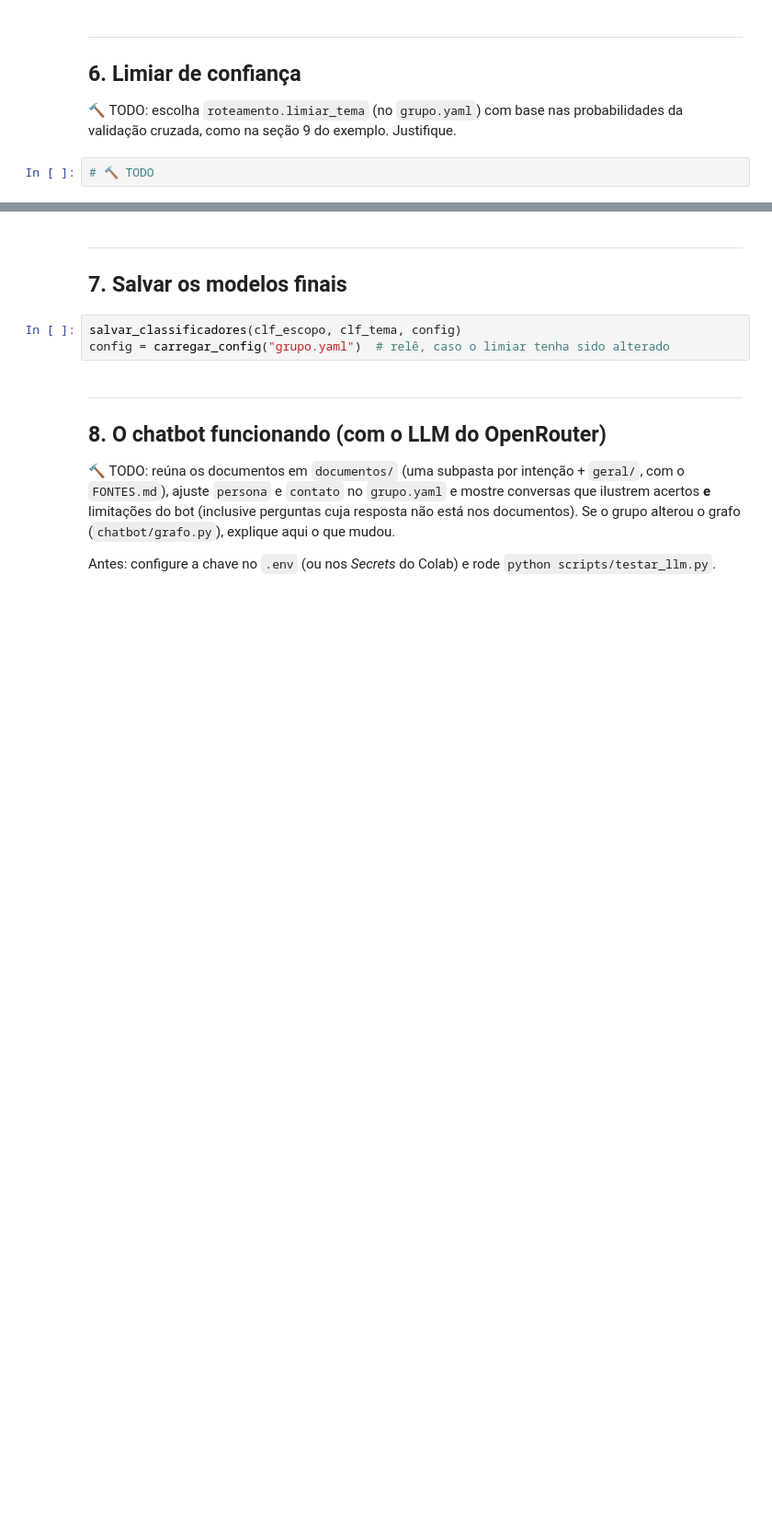
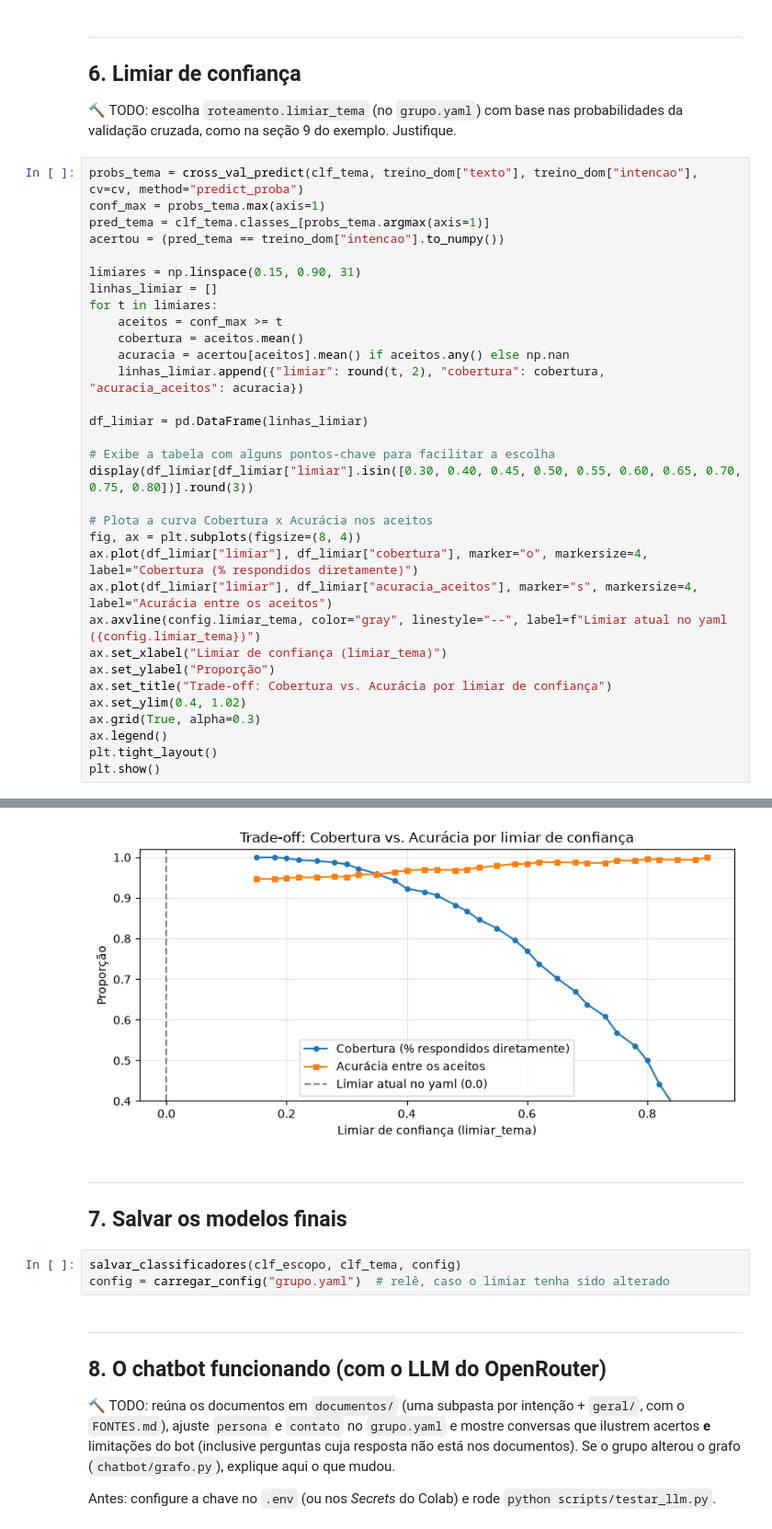
Before and after one commit to jterr3s/IA-2026-02-TP-Chatcom, a Jupyter notebook: notebooks/01_trabalho_grupo.ipynb, the cells around one changed output, grey strips where cells are left out. Shown at 92% size. Cells and saved outputs as stored; diff of their text form; blank space fills up the shorter version.

```diff
--- a/notebooks/01_trabalho_grupo.ipynb
+++ b/notebooks/01_trabalho_grupo.ipynb
@@ -224,4 +427,35 @@ print(classification_report(treino_dom["intencao"], prev_tema, zero_division=0))
 🔨 TODO: escolha `roteamento.limiar_tema` (no `grupo.yaml`) com base nas
 probabilidades da validação cruzada, como na seção 9 do exemplo. Justifique.
 # %%
-# 🔨 TODO
+probs_tema = cross_val_predict(clf_tema, treino_dom["texto"], treino_dom["intencao"], cv=cv, method="predict_proba")
+conf_max = probs_tema.max(axis=1)
+pred_tema = clf_tema.classes_[probs_tema.argmax(axis=1)]
+acertou = (pred_tema == treino_dom["intencao"].to_numpy())
+
+limiares = np.linspace(0.15, 0.90, 31)
+linhas_limiar = []
+for t in limiares:
+    aceitos = conf_max >= t
+    cobertura = aceitos.mean()
+    acuracia = acertou[aceitos].mean() if aceitos.any() else np.nan
+    linhas_limiar.append({"limiar": round(t, 2), "cobertura": cobertura, "acuracia_aceitos": acuracia})
+
+df_limiar = pd.DataFrame(linhas_limiar)
+
+# Exibe a tabela com alguns pontos-chave para facilitar a escolha
+display(df_limiar[df_limiar["limiar"].isin([0.30, 0.40, 0.45, 0.50, 0.55, 0.60, 0.65, 0.70, 0.75, 0.80])].round(3))
+
+# Plota a curva Cobertura x Acurácia nos aceitos
+fig, ax = plt.subplots(figsize=(8, 4))
+ax.plot(df_limiar["limiar"], df_limiar["cobertura"], marker="o", markersize=4, label="Cobertura (% respondidos diretamente)")
+ax.plot(df_limiar["limiar"], df_limiar["acuracia_aceitos"], marker="s", markersize=4, label="Acurácia entre os aceitos")
+ax.axvline(config.limiar_tema, color="gray", linestyle="--", label=f"Limiar atual no yaml ({config.limiar_tema})")
+ax.set_xlabel("Limiar de confiança (limiar_tema)")
+ax.set_ylabel("Proporção")
+ax.set_title("Trade-off: Cobertura vs. Acurácia por limiar de confiança")
+ax.set_ylim(0.4, 1.02)
+ax.grid(True, alpha=0.3)
+ax.legend()
+plt.tight_layout()
+plt.show()
+# %% [output]
@@ -228,3 +473,4 @@ probabilidades da validação cruzada, como na seção 9 do exemplo. Justifique.
+[figure, added]
 # %% [markdown]
 ---
 ## 7. Salvar os modelos finais
```
Also changed, not shown: parts of 13 cells of this notebook, 20 other files.
